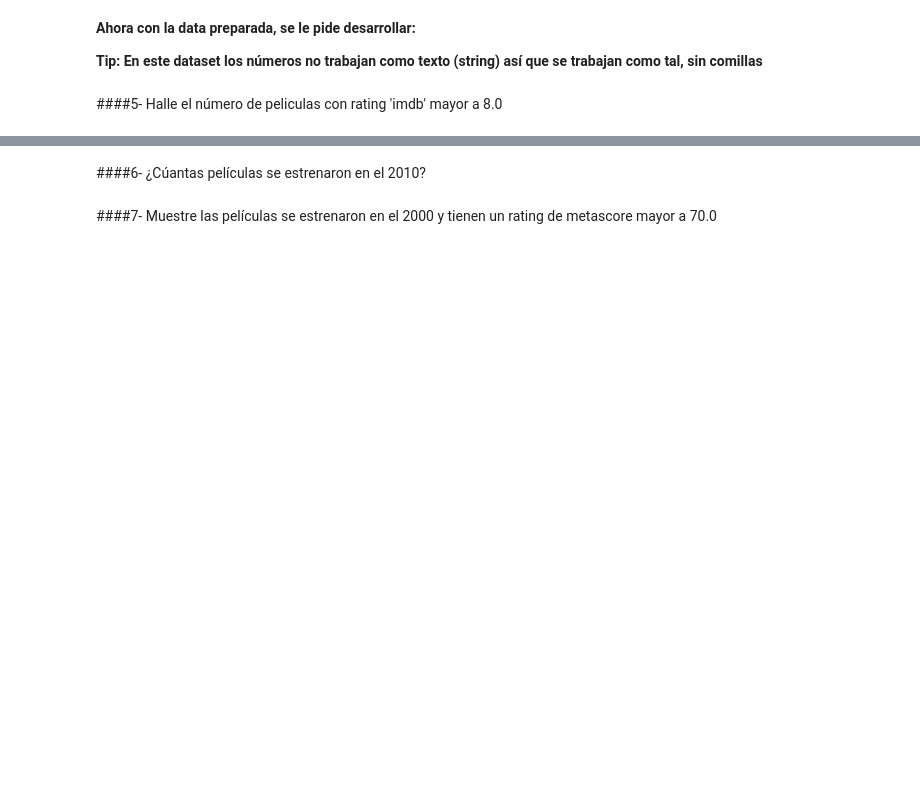
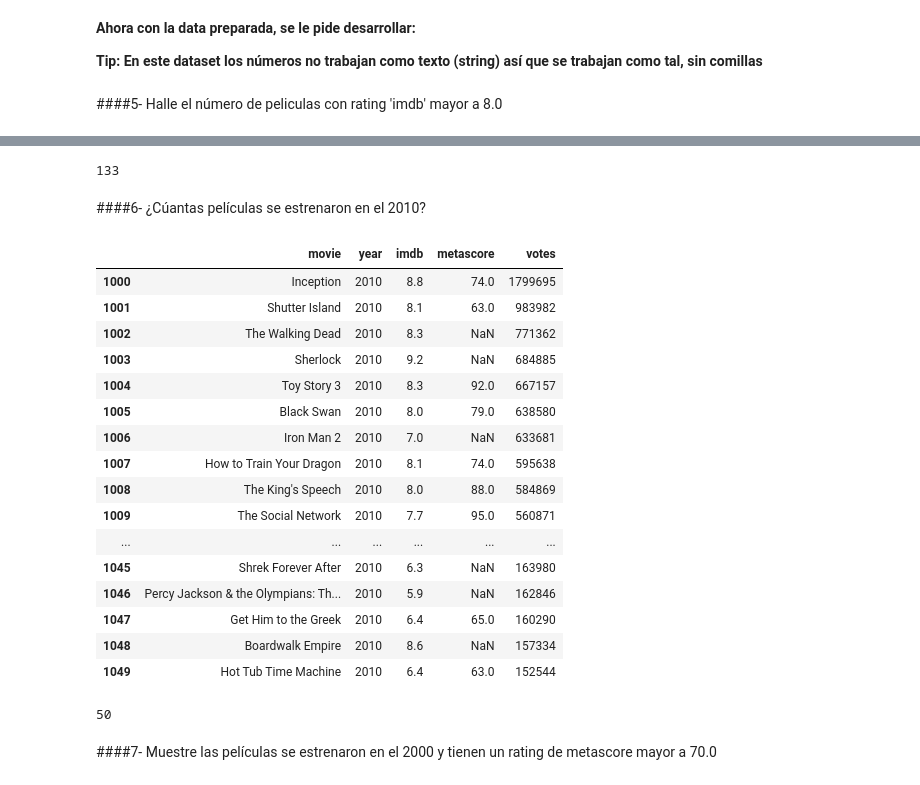
Before and after one commit to jons255-p/Python_Machi_Learning_Sta_Anita, a Jupyter notebook: clase_3_Introducción a Pandas/Tarea_Clase_3.ipynb, the cells around one changed output, grey strips where cells are left out. Drawn from its saved outputs; the diff is of its cells as text; code cells hidden in the pictures; blank space fills up the shorter version.

```diff
--- a/clase_3_Introducción a Pandas/Tarea_Clase_3.ipynb
+++ b/clase_3_Introducción a Pandas/Tarea_Clase_3.ipynb
@@ -7,3 +9,6 @@ import pandas as pd
 import numpy as np
 # %% [markdown]
 ####1- Importe el archivo "movie_ratings.csv" y visualice las 5 primeros filas
+# %%
+df_1 = pd.read_csv("movie_ratings.csv")
+df_1.head(5)
@@ -30,4 +76,32 @@ df_1[df_1['movie']=='Gladiator']
+# %%
+df_1[df_1["imdb"]>8.0].shape[0]
+# %% [output]
+133
 # %% [markdown]
 ####6- ¿Cúantas películas se estrenaron en el 2010?
+# %%
+df_1[df_1["year"]==2010]
+# %% [output]
+|  | movie | year | imdb | metascore | votes |
+| 1000 | Inception | 2010 | 8.8 | 74.0 | 1799695 |
+| 1001 | Shutter Island | 2010 | 8.1 | 63.0 | 983982 |
+| 1002 | The Walking Dead | 2010 | 8.3 | NaN | 771362 |
+| 1003 | Sherlock | 2010 | 9.2 | NaN | 684885 |
+| 1004 | Toy Story 3 | 2010 | 8.3 | 92.0 | 667157 |
+| 1005 | Black Swan | 2010 | 8.0 | 79.0 | 638580 |
+| 1006 | Iron Man 2 | 2010 | 7.0 | NaN | 633681 |
+| 1007 | How to Train Your Dragon | 2010 | 8.1 | 74.0 | 595638 |
+| 1008 | The King's Speech | 2010 | 8.0 | 88.0 | 584869 |
+| 1009 | The Social Network | 2010 | 7.7 | 95.0 | 560871 |
+| ... | ... | ... | ... | ... | ... |
+| 1045 | Shrek Forever After | 2010 | 6.3 | NaN | 163980 |
+| 1046 | Percy Jackson & the Olympians: Th... | 2010 | 5.9 | NaN | 162846 |
+| 1047 | Get Him to the Greek | 2010 | 6.4 | 65.0 | 160290 |
+| 1048 | Boardwalk Empire | 2010 | 8.6 | NaN | 157334 |
+| 1049 | Hot Tub Time Machine | 2010 | 6.4 | 63.0 | 152544 |
+# %%
+df_1[df_1["year"]==2010].shape[0]
+# %% [output]
+50
 # %% [markdown]
 ####7- Muestre las películas se estrenaron en el 2000 y tienen un rating de metascore mayor a 70.0
```
Also changed, not shown: parts of 13 cells of this notebook.
